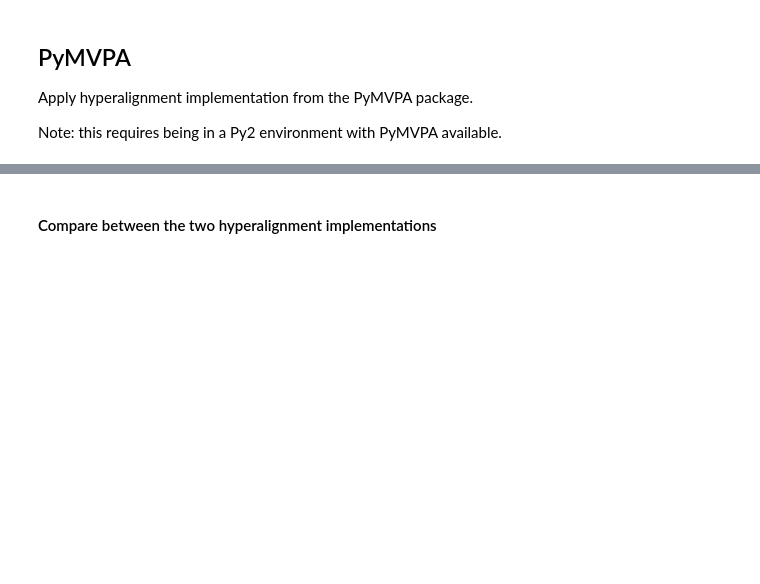
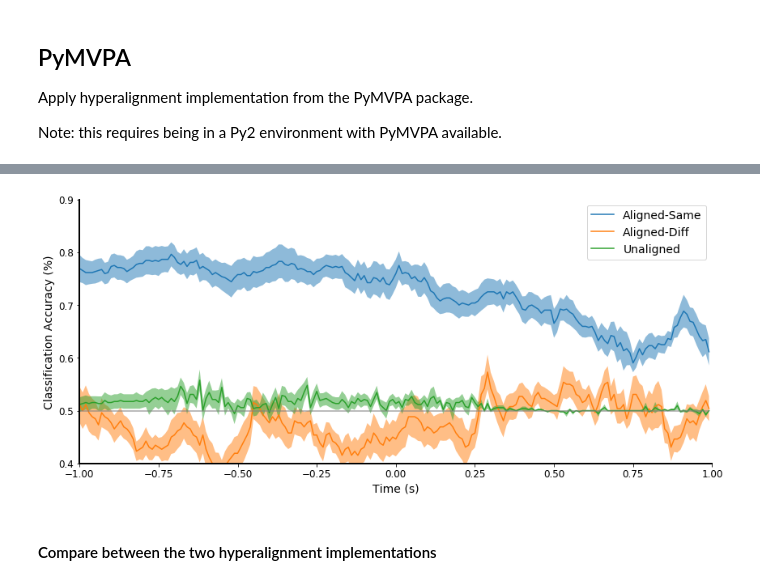
Before and after one commit to TomDonoghue/HyperEEG, a Jupyter notebook: notebooks/GroupAnalysis.ipynb, the cells around one changed output, grey strips where cells are left out. Cells and saved outputs as stored; diff of their text form; code cells hidden in the pictures; blank space fills up the shorter version.

Commit message:
Update for diff-alignment

```diff
--- a/notebooks/GroupAnalysis.ipynb
+++ b/notebooks/GroupAnalysis.ipynb
@@ -386,0 +447,16 @@ print_avgs('Between Subj Aligned Data', btwn_al2_scores)
+# %%
+# Re-organize data into PyMVPA datasets objects
+alig_datasets = [Dataset(dat.T) for dat in alig_data_2d]
+pred_datasets = [Dataset(dat.T) for dat in pred_data_2d]
+# %%
+# Run hyperalignment, and get the transformation matrices
+hyper_aligner = Hyperalignment(level2_niter=0, zscore_all=False, zscore_common=False)
+mappers = hyper_aligner(alig_datasets)
+# %%
+# Apply the transformations to each dataset, and re-organize data - ON SUBSET DATA
+#   This applies the projection to the 2D data, transpose, and split back into epochs
+aligned_datasets = []
+for dataset, mapper in zip(pred_datasets, mappers):
+    aligned_datasets.append(make_3d(mapper.forward(dataset).samples.T, len(pred_inds)))
+
+dif_labels = [labels[pred_inds] for labels in all_labels]
@@ -387,3 +483,10 @@ print_avgs('Between Subj Aligned Data', btwn_al2_scores)
+# %%
+ts_btwn_dif_scores = time_btwn_subj_classification(aligned_datasets, dif_labels)
+# %%
+plot_results(times, [ts_btwn_al_scores, ts_btwn_dif_scores, ts_btwn_scores],
+             ['Aligned-Same', 'Aligned-Diff', 'Unaligned'])
+# %% [output]
+[figure, added]
 # %% [markdown]
 #### Compare between the two hyperalignment implementations
 # %%
```
Also changed, not shown: parts of 44 cells of this notebook.
